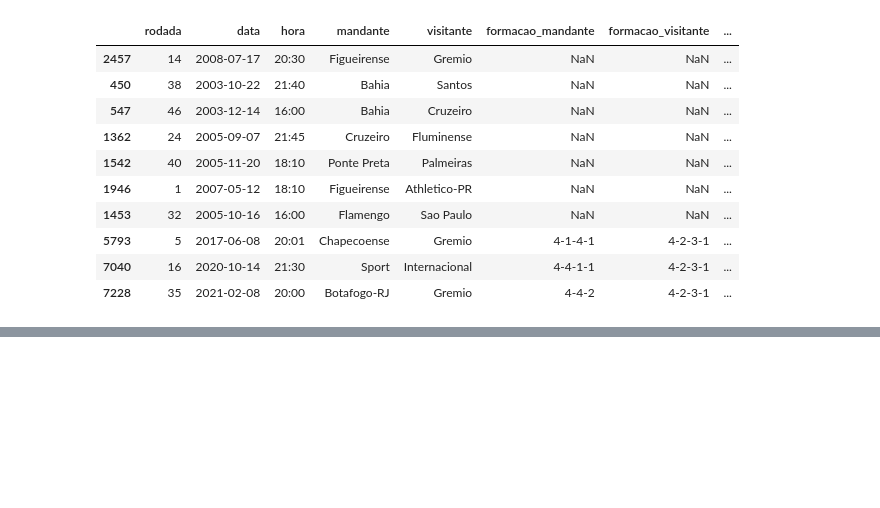
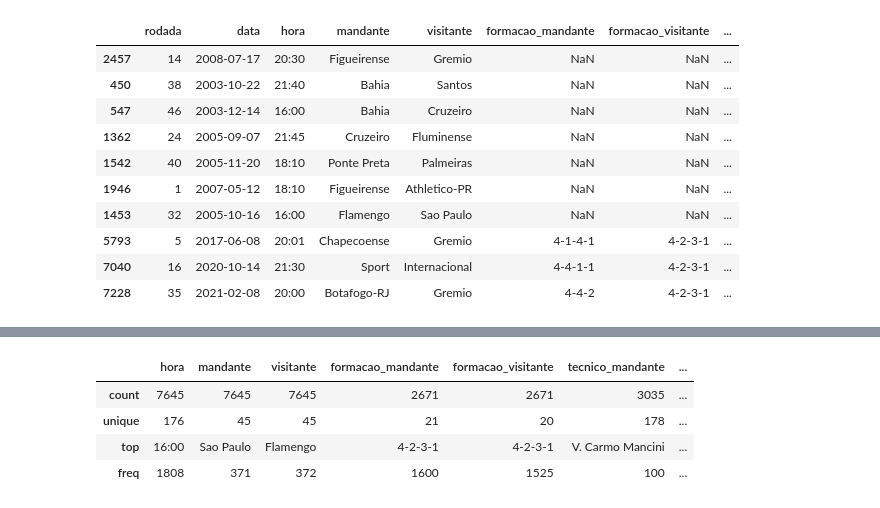
Before and after one commit to LeonardoHyppolito/Estudos, a Jupyter notebook: analise_com_pandas.ipynb, the cells around one changed output, grey strips where cells are left out. Saved outputs shown, nothing was run; the diff lists cells and outputs as text; code cells hidden in the pictures; blank space fills up the shorter version.

```diff
--- a/analise_com_pandas.ipynb
+++ b/analise_com_pandas.ipynb
@@ -1496,0 +1522,9 @@ df.sort_values("visitante_placar", ascending = False).head(10)
+# %%
+# O parâmetro include, desde método, nos permite analisar as principais estatísticas das colunas que tem valores não numéricos.
+df.describe(include='O')
+# %% [output]
+|  | hora | mandante | visitante | formacao_mandante | formacao_visitante | tecnico_mandante | ... |
+| count | 7645 | 7645 | 7645 | 2671 | 2671 | 3035 | ... |
+| unique | 176 | 45 | 45 | 21 | 20 | 178 | ... |
+| top | 16:00 | Sao Paulo | Flamengo | 4-2-3-1 | 4-2-3-1 | V. Carmo Mancini | ... |
+| freq | 1808 | 371 | 372 | 1600 | 1525 | 100 | ... |
```
Also changed, not shown: parts of 16 cells of this notebook.
